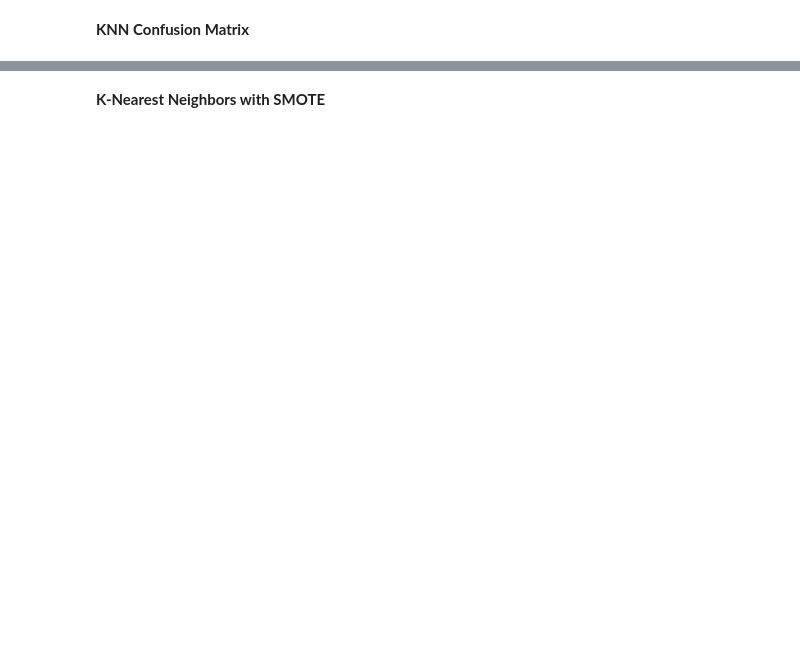
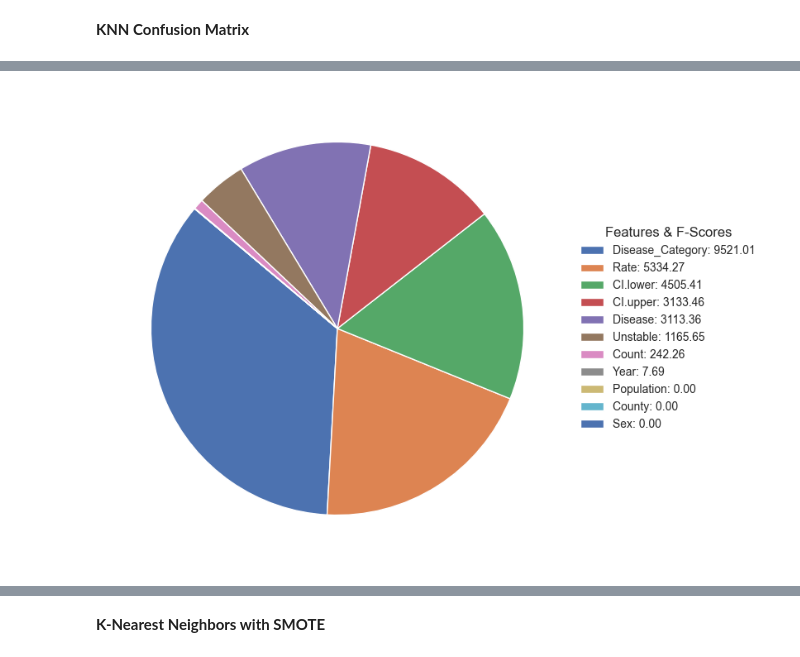
Before and after one commit to TasnimulIntazamAsif/Infection_Disease, a Jupyter notebook: T2_ML+DL_infectious_disease_prediction_Dataset.ipynb, the cells around one changed output, grey strips where cells are left out. Cells and saved outputs as stored; diff of their text form; code cells hidden in the pictures; blank space fills up the shorter version.

```diff
--- a/T2_ML+DL_infectious_disease_prediction_Dataset.ipynb
+++ b/T2_ML+DL_infectious_disease_prediction_Dataset.ipynb
@@ -3187 +3126,81 @@ AttributeError: 'SelectKBest' object has no attribute 'scores_'
+# %%
+import matplotlib.pyplot as plt
+import pandas as pd
+from sklearn.feature_selection import SelectKBest, f_classif
+from sklearn.preprocessing import LabelEncoder, StandardScaler
+
+# Assuming 'df' is your original DataFrame from previous cells.
+# To fix the NameError, we need to define 'selector' by performing feature selection.
+# We'll preprocess X and y similarly to how it's done in subsequent cells (e.g., cell 178)
+# to ensure consistency for feature importance calculation.
+
+# Create copies of features (X) and target (y) for feature selection
+X_fs = df.iloc[:, :-1].copy()  # Features for feature selection
+y_fs = df.iloc[:, -1].copy()   # Target for feature selection
+
+# Identify numerical and categorical features
+numerical_features_fs = X_fs.select_dtypes(include=['int64', 'float64']).columns
+categorical_features_fs = X_fs.select_dtypes(include=['object', 'category']).columns
+
+# Handle missing values in X_fs
+# For numerical features, fill with mean
+if not numerical_features_fs.empty:
+    X_fs[numerical_features_fs] = X_fs[numerical_features_fs].fillna(X_fs[numerical_features_fs].mean())
+# For categorical features, fill with mode
+if not categorical_features_fs.empty:
+    for col in categorical_features_fs:
+        X_fs[col] = X_fs[col].fillna(X_fs[col].mode()[0])
+
+# Encode categorical features in X_fs
+label_encoder_X_fs = LabelEncoder()
+for col in categorical_features_fs:
+    X_fs[col] = label_encoder_X_fs.fit_transform(X_fs[col])
+
+# Encode target variable y_fs
+label_encoder_y_fs = LabelEncoder()
+y_fs_encoded = label_encoder_y_fs.fit_transform(y_fs)
+
+# Initialize and fit SelectKBest to get ANOVA F-scores
+# We use k='all' to get scores for all features
+selector = SelectKBest(score_func=f_classif, k='all')
+selector.fit(X_fs, y_fs_encoded)
+
+# Get feature names and their ANOVA F-scores
+all_features = df.columns[:-1] # Use original column names for clarity in the plot
+f_scores = selector.scores_
+
+# Create a DataFrame sorted by F-score
+feature_scores = pd.DataFrame({
+    'Feature': all_features,
+    'ANOVA_F_Score': f_scores
+}).sort_values(by='ANOVA_F_Score', ascending=False)
+
+# Plot pie chart without text labels
+fig, ax = plt.subplots(figsize=(10, 6))
+wedges, texts = ax.pie(
+    feature_scores['ANOVA_F_Score'],
+    startangle=140,
+    labels=None  # no labels on slices
+)
+
+# Create legend with feature names and values
+legend_labels = [
+    f"{feature}: {score:.2f}"
+    for feature, score in zip(feature_scores['Feature'], feature_scores['ANOVA_F_Score'])
+]
+
+# Place legend on the right side with colored boxes matching pie slices
+ax.legend(
+    wedges, legend_labels,
+    title="Features & F-Scores",
+    loc="center left",
+    bbox_to_anchor=(1, 0, 0.5, 1),
+    fontsize=10,
+    frameon=False
+)
+
+plt.tight_layout()
+plt.show()
+# %% [output]
+[figure, added]
 # %% [markdown]
```
Also changed, not shown: parts of 88 cells of this notebook.
